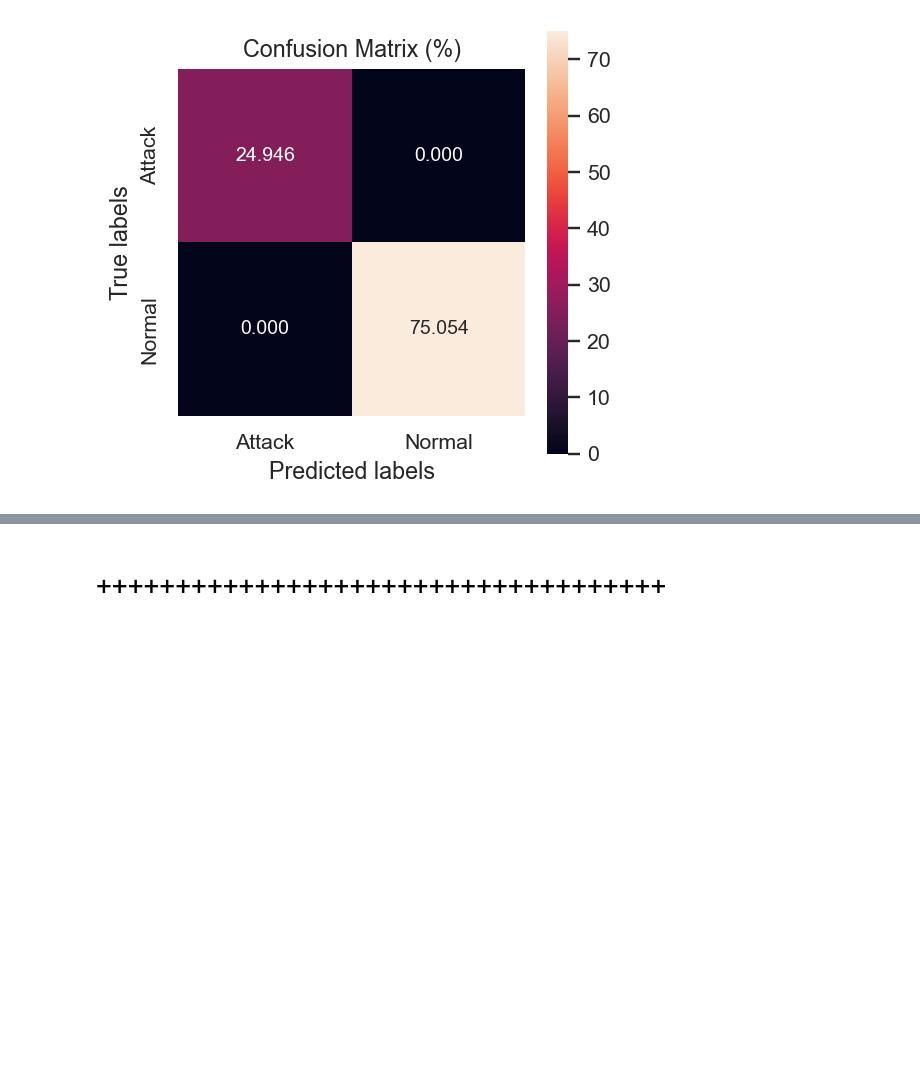
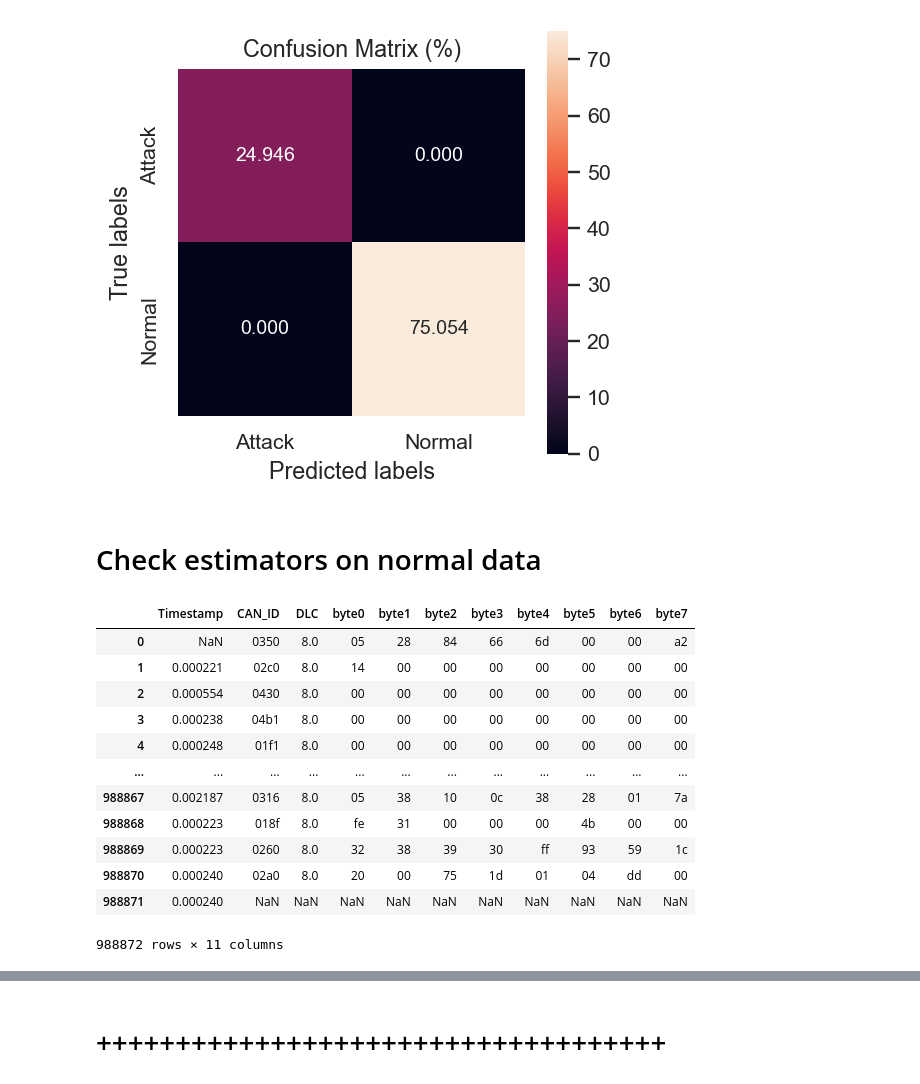
Before and after one commit to DanilaRedin/CAN_IDS, a Jupyter notebook: ids.ipynb, the cells around one changed output, grey strips where cells are left out. Cells and saved outputs as stored; diff of their text form; code cells hidden in the pictures; blank space fills up the shorter version.

```diff
--- a/ids.ipynb
+++ b/ids.ipynb
@@ -341,3 +339,24 @@ print(recall_score(yrpm_test, yrpm_pred, labels=['T', 'R'], pos_label='T'))
 plot_confmat(yrpm_test, yrpm_pred)
 # %% [output]
 [figure]
+# %% [markdown]
+# Check estimators on normal data
+# %%
+t0 = normal.Timestamp[0]
+normal.Timestamp = normal.Timestamp - t0
+# %%
+normal.Timestamp = normal.Timestamp - normal.Timestamp.shift(1)
+# %% [output]
+|  | Timestamp | CAN_ID | DLC | byte0 | byte1 | byte2 | byte3 | byte4 | byte5 | byte6 | byte7 |
+| 0 | NaN | 0350 | 8.0 | 05 | 28 | 84 | 66 | 6d | 00 | 00 | a2 |
+| 1 | 0.000221 | 02c0 | 8.0 | 14 | 00 | 00 | 00 | 00 | 00 | 00 | 00 |
+| 2 | 0.000554 | 0430 | 8.0 | 00 | 00 | 00 | 00 | 00 | 00 | 00 | 00 |
+| 3 | 0.000238 | 04b1 | 8.0 | 00 | 00 | 00 | 00 | 00 | 00 | 00 | 00 |
+| 4 | 0.000248 | 01f1 | 8.0 | 00 | 00 | 00 | 00 | 00 | 00 | 00 | 00 |
+| ... | ... | ... | ... | ... | ... | ... | ... | ... | ... | ... | ... |
+| 988867 | 0.002187 | 0316 | 8.0 | 05 | 38 | 10 | 0c | 38 | 28 | 01 | 7a |
+| 988868 | 0.000223 | 018f | 8.0 | fe | 31 | 00 | 00 | 00 | 4b | 00 | 00 |
+| 988869 | 0.000223 | 0260 | 8.0 | 32 | 38 | 39 | 30 | ff | 93 | 59 | 1c |
+| 988870 | 0.000240 | 02a0 | 8.0 | 20 | 00 | 75 | 1d | 01 | 04 | dd | 00 |
+| 988871 | 0.000240 | NaN | NaN | NaN | NaN | NaN | NaN | NaN | NaN | NaN | NaN |
+988872 rows × 11 columns
```
Also changed, not shown: parts of 14 cells of this notebook.
